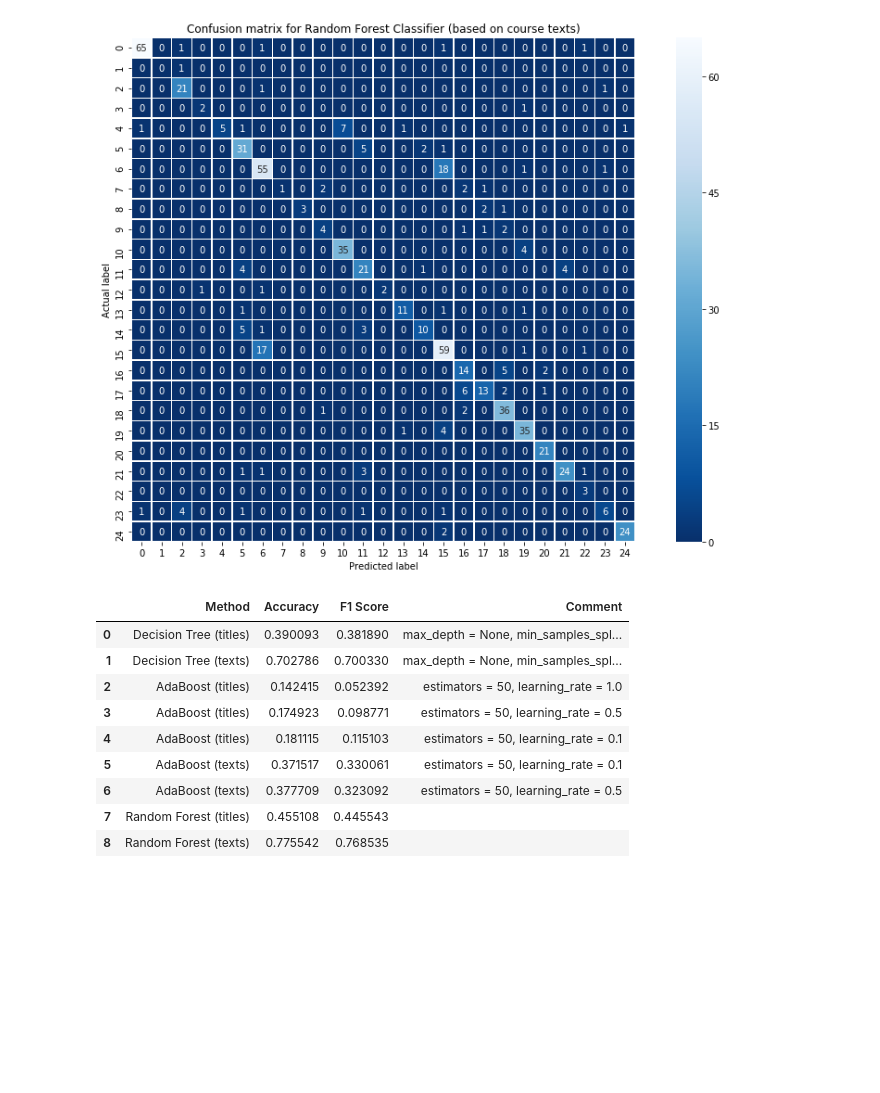
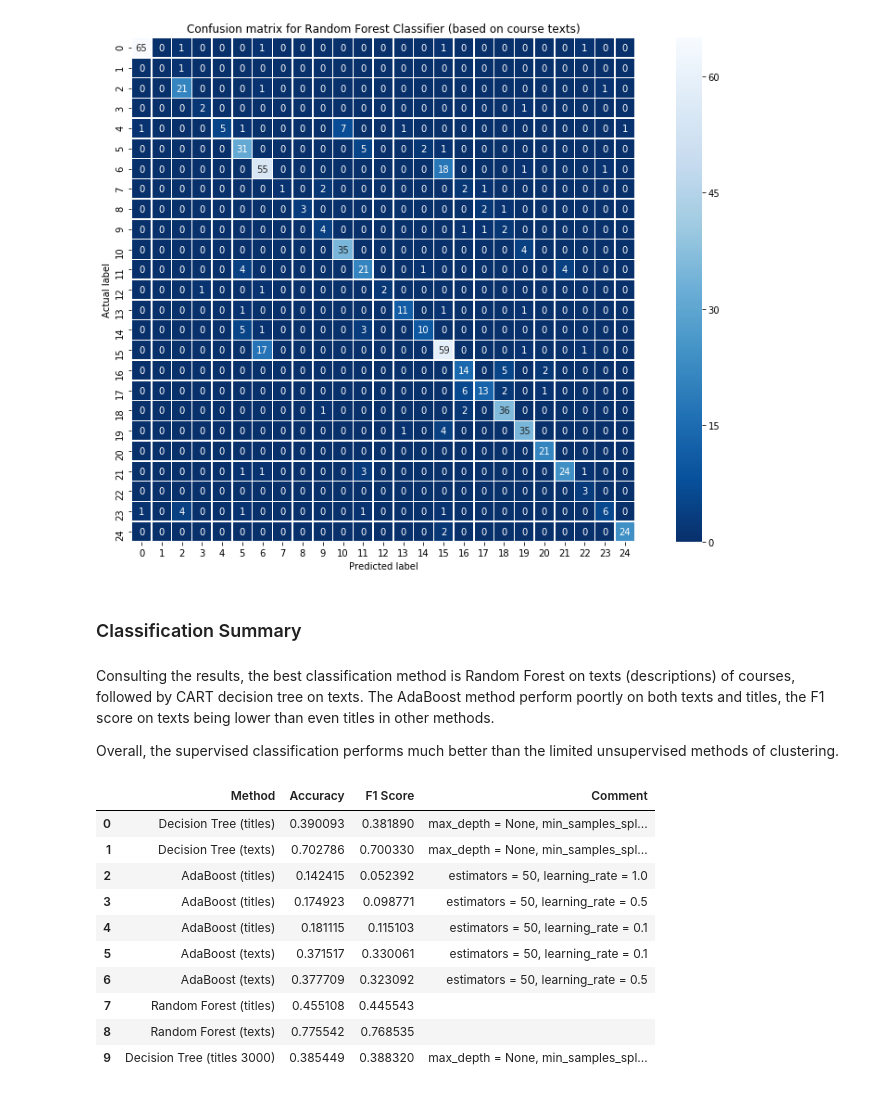
Before and after one commit to Af4rinz/dm-uva-courses, a Jupyter notebook: phase2.ipynb, the cells around one changed output. Cells and saved outputs as stored; diff of their text form; code cells hidden in the pictures; blank space fills up the shorter version.

```diff
--- a/phase2.ipynb
+++ b/phase2.ipynb
@@ -689,0 +728,10 @@ plt.show()
+# %%
+X_train, X_test, y_train, y_test = tfidf_prepare(uva_class['title'], uva_class['label'],max_features=3000)
+# %%
+dt_y_pred, dt_accuracy, dt_cmat, dt_f1 = dt_classify(X_train, y_train, X_test, y_test)
+print('Decision Tree Accuracy: %.3f' % dt_accuracy)
+print('Decision Tree F1 Score: %.3f' % dt_f1)
+class_results = class_results.append({'Method': 'Decision Tree (titles 3000)',
+    'Accuracy': dt_accuracy, 'F1 Score': dt_f1,
+    'Comment': 'max_depth = None, min_samples_split = 2, min_samples_leaf = 1'},
+    ignore_index=True)
@@ -805,17 +865,24 @@ plt.show()
 [figure]
 # %%
 class_results.to_csv('data/classification_results.csv', index=False)
+# %% [markdown]
+### Classification Summary
+# %% [markdown]
+Consulting the results, the best classification method is Random Forest on texts (descriptions) of courses, followed by CART decision tree on texts. The AdaBoost method perform poortly on both texts and titles, the F1 score on texts being lower than even titles in other methods.
+
+Overall, the supervised classification performs much better than the limited unsupervised methods of clustering.
 # %%
-class_results = pd.read_csv('data/classification_results.csv')
+# class_results = pd.read_csv('data/classification_results.csv')
 class_results
 # %% [output]
 |  | Method | Accuracy | F1 Score | Comment |
 | 0 | Decision Tree (titles) | 0.390093 | 0.381890 | max_depth = None, min_samples_spl... |
 | 1 | Decision Tree (texts) | 0.702786 | 0.700330 | max_depth = None, min_samples_spl... |
 | 2 | AdaBoost (titles) | 0.142415 | 0.052392 | estimators = 50, learning_rate = 1.0 |
 | 3 | AdaBoost (titles) | 0.174923 | 0.098771 | estimators = 50, learning_rate = 0.5 |
 | 4 | AdaBoost (titles) | 0.181115 | 0.115103 | estimators = 50, learning_rate = 0.1 |
 | 5 | AdaBoost (texts) | 0.371517 | 0.330061 | estimators = 50, learning_rate = 0.1 |
 | 6 | AdaBoost (texts) | 0.377709 | 0.323092 | estimators = 50, learning_rate = 0.5 |
 | 7 | Random Forest (titles) | 0.455108 | 0.445543 |  |
 | 8 | Random Forest (texts) | 0.775542 | 0.768535 |  |
+| 9 | Decision Tree (titles 3000) | 0.385449 | 0.388320 | max_depth = None, min_samples_spl... |
```
Also changed, not shown: parts of 23 cells of this notebook, 1 other file.
